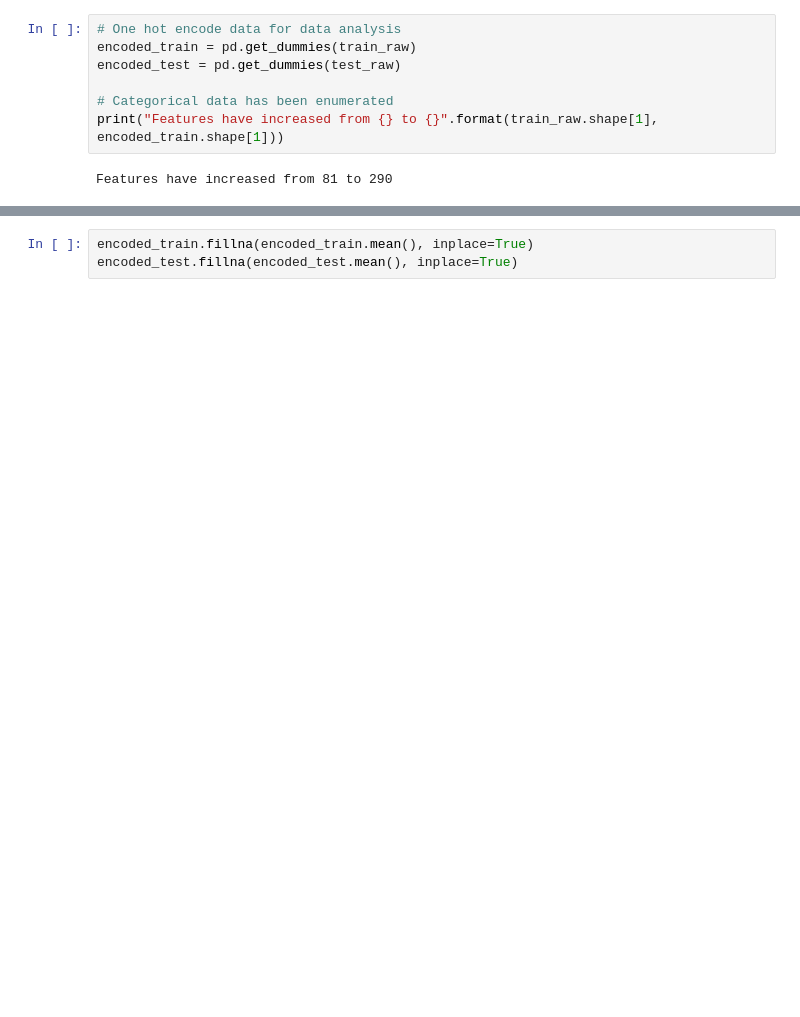
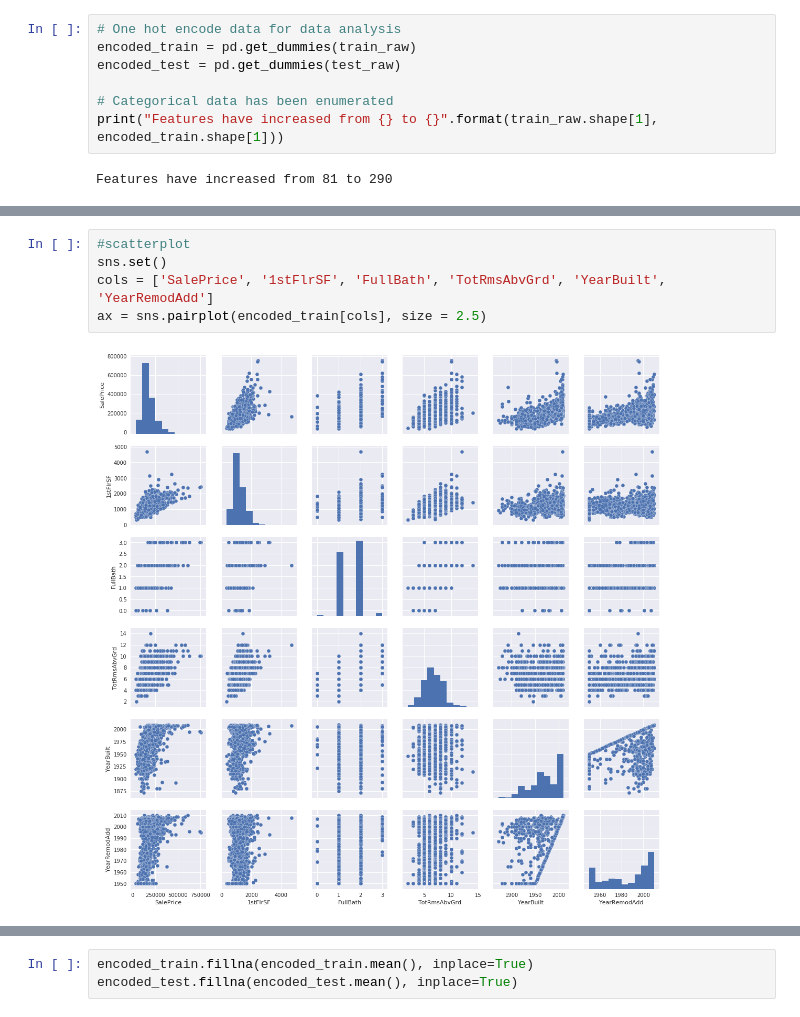
Before and after one commit to dirkhonda/udacity, a Jupyter notebook: capstone/capstone.ipynb, the cells around one changed output, grey strips where cells are left out. Saved outputs shown, nothing was run; the diff lists cells and outputs as text; blank space fills up the shorter version.

```diff
--- a/capstone/capstone.ipynb
+++ b/capstone/capstone.ipynb
@@ -119,0 +159,7 @@ ax = sns.boxplot(x=encoded_train['GrLivArea'])
+# %%
+#scatterplot
+sns.set()
+cols = ['SalePrice', '1stFlrSF', 'FullBath', 'TotRmsAbvGrd', 'YearBuilt', 'YearRemodAdd']
+ax = sns.pairplot(encoded_train[cols], size = 2.5)
+# %% [output]
+[figure, added]
```
Also changed, not shown: parts of 27 cells of this notebook.
